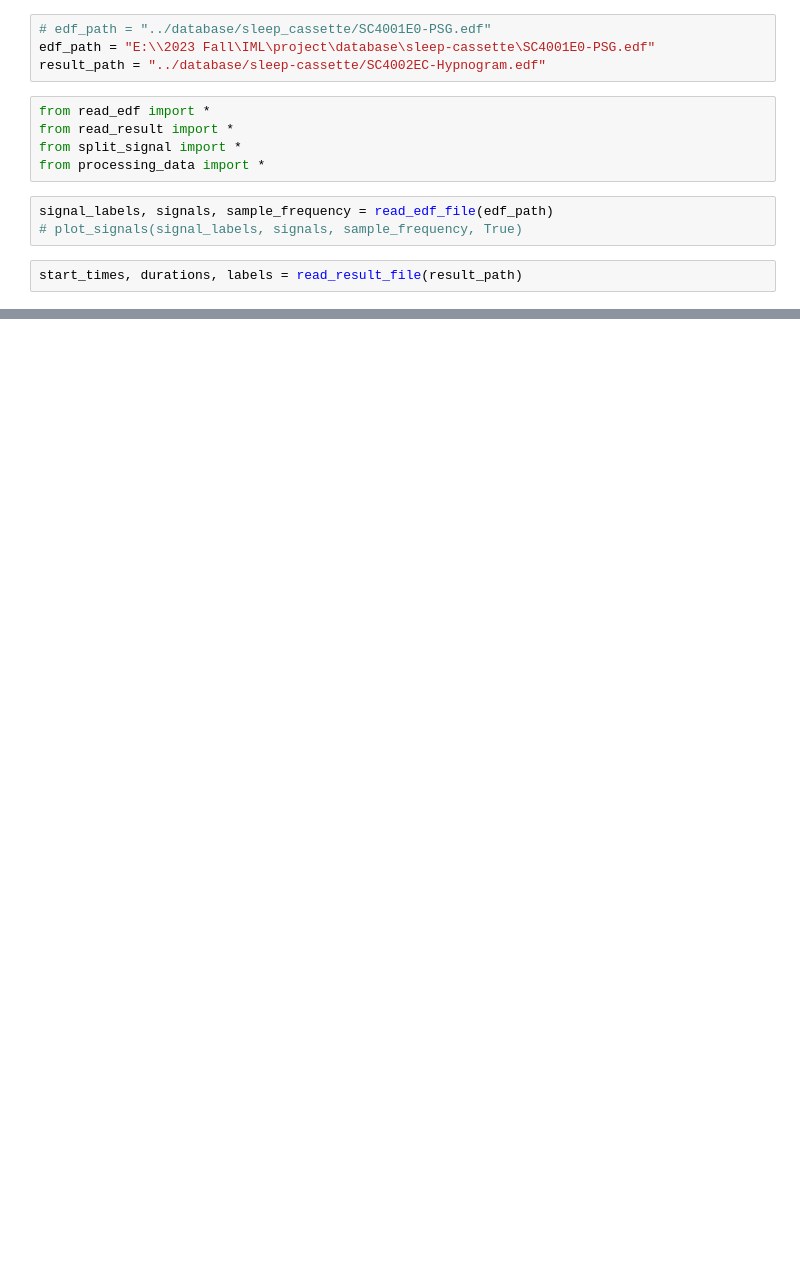
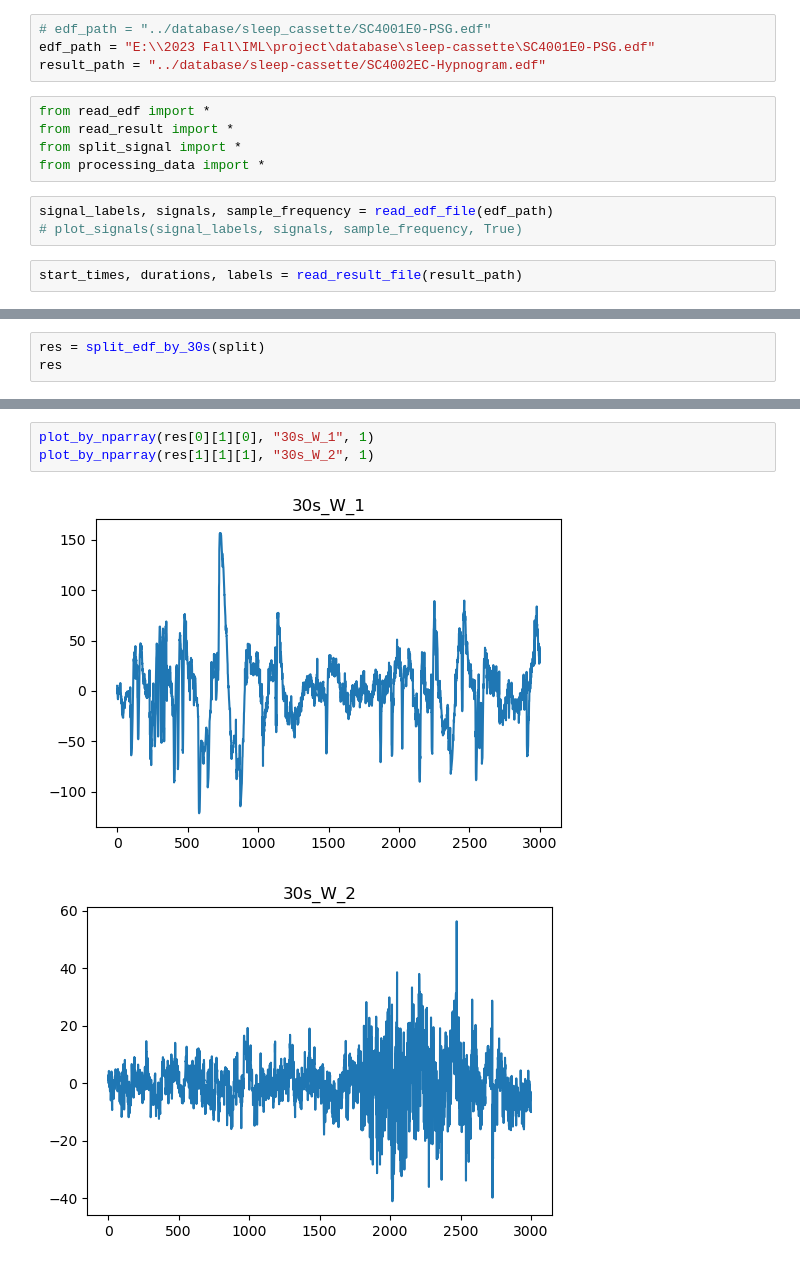
Before and after one commit to TonyHGF/EEG-Sleep-Staging, a Jupyter notebook: run_for_slides.ipynb, the cells around one changed output, grey strips where cells are left out. Drawn from its saved outputs; the diff is of its cells as text; blank space fills up the shorter version.

```diff
--- a/run_for_slides.ipynb
+++ b/run_for_slides.ipynb
@@ -18,0 +44,3 @@ plot_sleep_stages(start_times, durations, labels, True)
+# %%
+res = split_edf_by_30s(split)
+res
@@ -18,0 +65,6 @@ plot_sleep_stages(start_times, durations, labels, True)
+# %%
+plot_by_nparray(res[0][1][0], "30s_W_1", 1)
+plot_by_nparray(res[1][1][1], "30s_W_2", 1)
+# %% [output]
+[figure, added]
+[figure, added]
```
Also changed, not shown: parts of 5 cells of this notebook, 16 other files.
